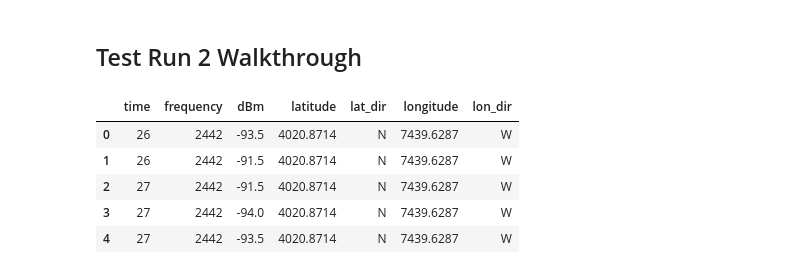
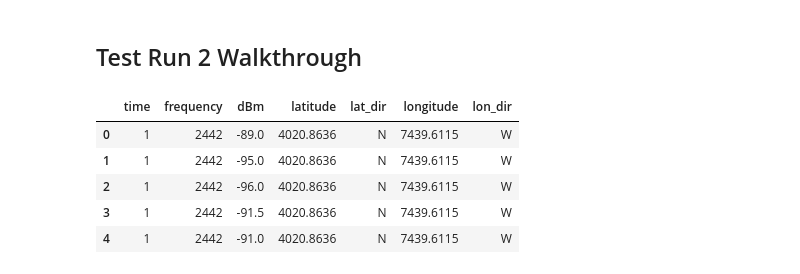
Before and after one commit to pranavbadami/urban-measurement, a Jupyter notebook: test_run_1_analysis.ipynb, the cells around one changed output. Saved outputs shown, nothing was run; the diff lists cells and outputs as text; code cells hidden in the pictures.

```diff
--- a/test_run_1_analysis.ipynb
+++ b/test_run_1_analysis.ipynb
@@ -90,12 +97,12 @@ Have access to all signal strength measurements from 2412 to 2472 MHz in 0.59 MH
 # %% [markdown]
 <h2>Test Run 2 Walkthrough</h2>
 # %%
-gps_rfe = pd.read_csv('data/log3.csv')
+gps_rfe = pd.read_csv('/home/pi/data/log6.csv')
 gps_rfe.head()
 # %% [output]
 |  | time | frequency | dBm | latitude | lat_dir | longitude | lon_dir |
-| 0 | 26 | 2442 | -93.5 | 4020.8714 | N | 7439.6287 | W |
-| 1 | 26 | 2442 | -91.5 | 4020.8714 | N | 7439.6287 | W |
-| 2 | 27 | 2442 | -91.5 | 4020.8714 | N | 7439.6287 | W |
-| 3 | 27 | 2442 | -94.0 | 4020.8714 | N | 7439.6287 | W |
-| 4 | 27 | 2442 | -93.5 | 4020.8714 | N | 7439.6287 | W |
+| 0 | 1 | 2442 | -89.0 | 4020.8636 | N | 7439.6115 | W |
+| 1 | 1 | 2442 | -95.0 | 4020.8636 | N | 7439.6115 | W |
+| 2 | 1 | 2442 | -96.0 | 4020.8636 | N | 7439.6115 | W |
+| 3 | 1 | 2442 | -91.5 | 4020.8636 | N | 7439.6115 | W |
+| 4 | 1 | 2442 | -91.0 | 4020.8636 | N | 7439.6115 | W |
```
Also changed, not shown: parts of 6 cells of this notebook.
